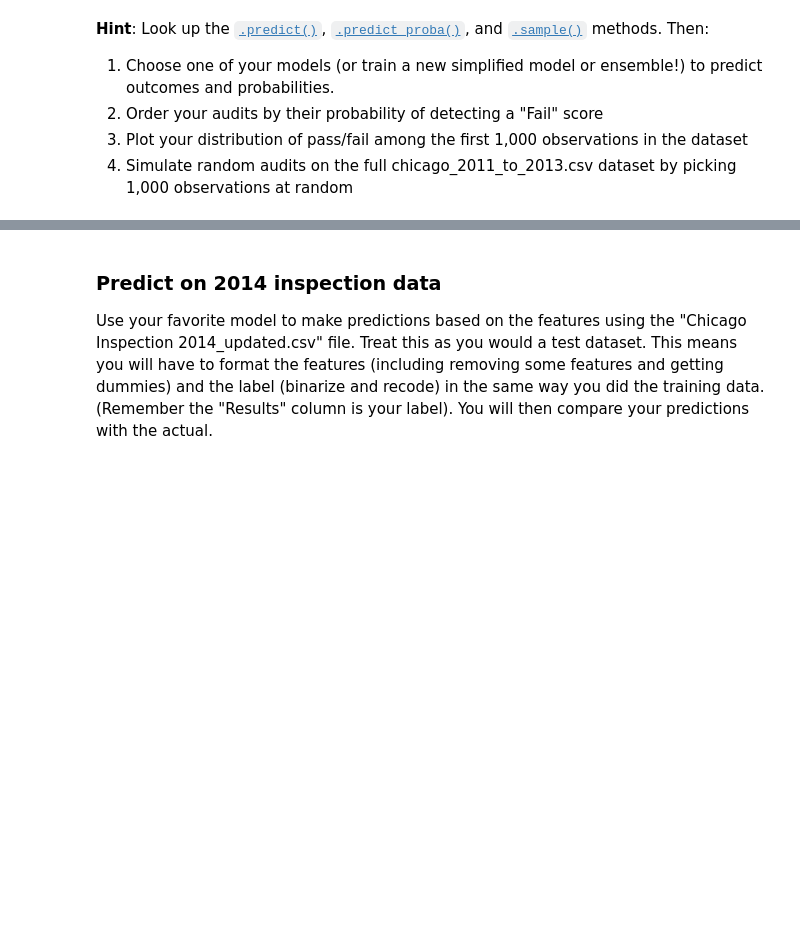
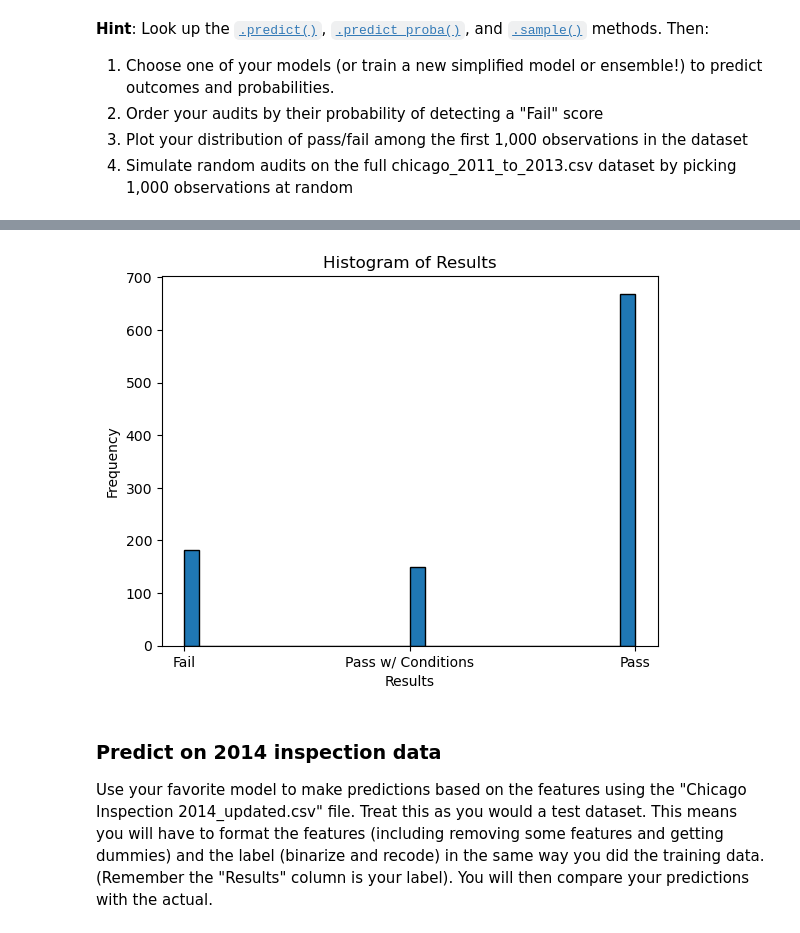
Before and after one commit to jacqueline-rw-brown/Computational-Social-Science-Projects, a Jupyter notebook: Project 3/Project 3.ipynb, the cells around one changed output, grey strips where cells are left out. Saved outputs shown, nothing was run; the diff lists cells and outputs as text; code cells hidden in the pictures; blank space fills up the shorter version.

```diff
--- a/Project 3/Project 3.ipynb
+++ b/Project 3/Project 3.ipynb
@@ -727,3 +750,7 @@ plt.show()
 #
 # 4. Simulate random audits on the full chicago_2011_to_2013.csv dataset by picking 1,000 observations at random
 # -----------
+
+random_sample = chicago_inspections_2011_to_2013.sample(n=1000, axis = 0)
+
+random_sample.head()
@@ -730,3 +765,13 @@ plt.show()
+# %%
+#plotting
+column_to_plot = 'Results'
+plt.hist(random_sample[column_to_plot], bins=30, edgecolor='black')
+plt.title(f'Histogram of {column_to_plot}')
+plt.xlabel(column_to_plot)
+plt.ylabel('Frequency')
+plt.show()
+# %% [output]
+[figure, added]
 # %% [markdown]
 ### Predict on 2014 inspection data
 
```
Also changed, not shown: parts of 27 cells of this notebook.
